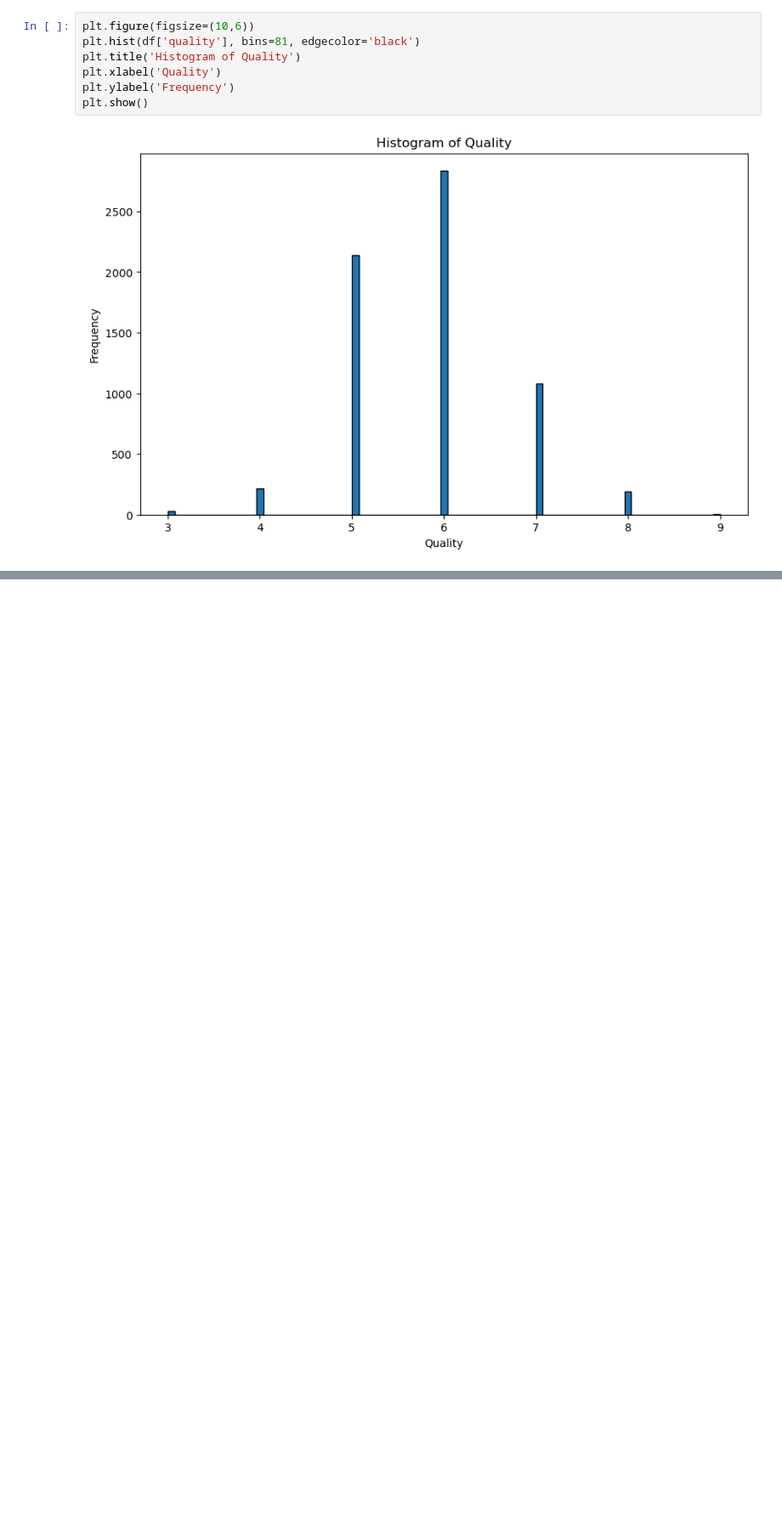
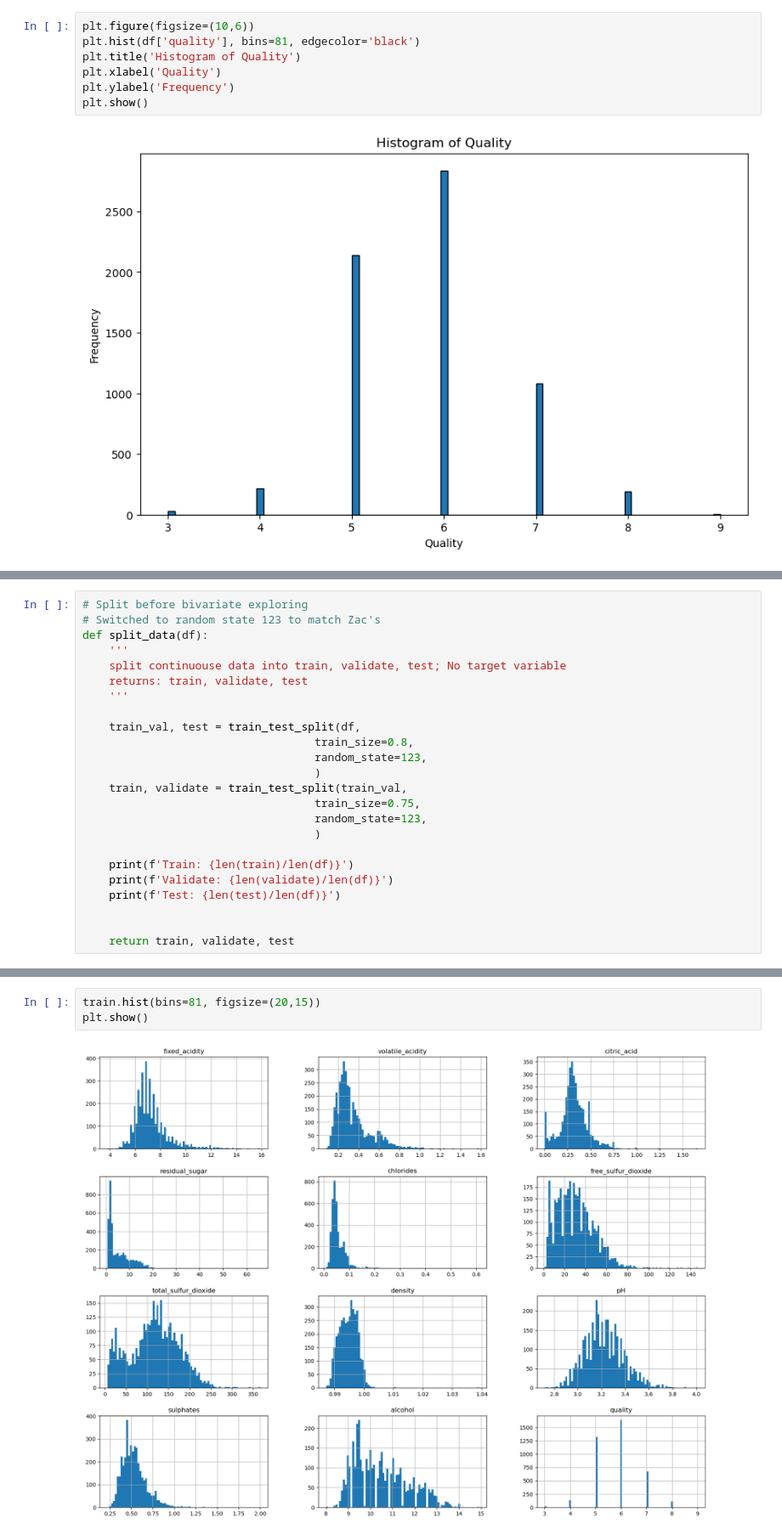
Before and after one commit to Segura-Jorge/wine_ing, a Jupyter notebook: kyle/workbook_k.ipynb, the cells around one changed output, grey strips where cells are left out. Shown at 85% size. Drawn from its saved outputs; the diff is of its cells as text; blank space fills up the shorter version.

```diff
--- a/kyle/workbook_k.ipynb
+++ b/kyle/workbook_k.ipynb
@@ -263,0 +414,24 @@ plt.show()
+# %%
+# Split before bivariate exploring
+# Switched to random state 123 to match Zac's
+def split_data(df):
+    '''
+    split continuouse data into train, validate, test; No target variable
+    returns: train, validate, test
+    '''
+
+    train_val, test = train_test_split(df,
+                                   train_size=0.8,
+                                   random_state=123,
+                                   )
+    train, validate = train_test_split(train_val,
+                                   train_size=0.75,
+                                   random_state=123,
+                                   )
+
+    print(f'Train: {len(train)/len(df)}')
+    print(f'Validate: {len(validate)/len(df)}')
+    print(f'Test: {len(test)/len(df)}')
+
+
+    return train, validate, test
@@ -263,0 +448,5 @@ plt.show()
+# %%
+train.hist(bins=81, figsize=(20,15))
+plt.show()
+# %% [output]
+[figure, added]
```
Also changed, not shown: parts of 26 cells of this notebook.
